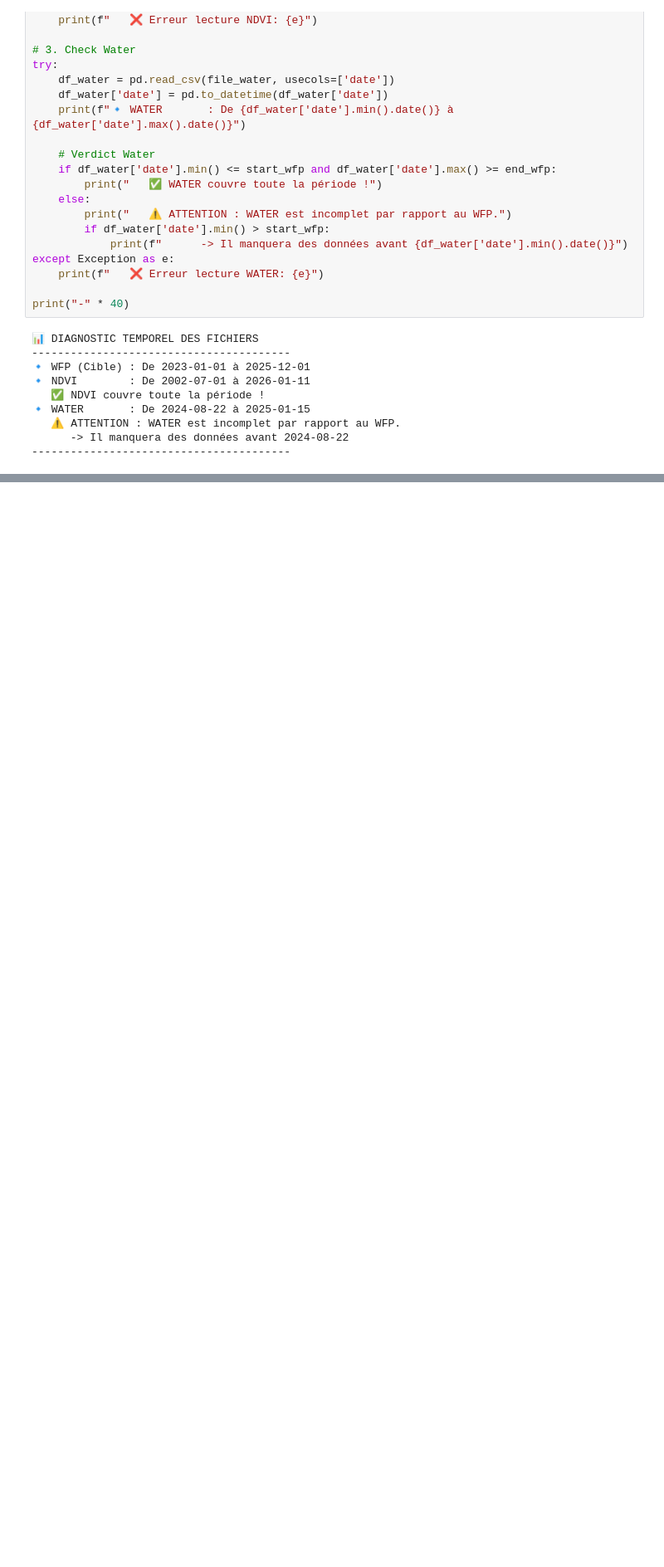
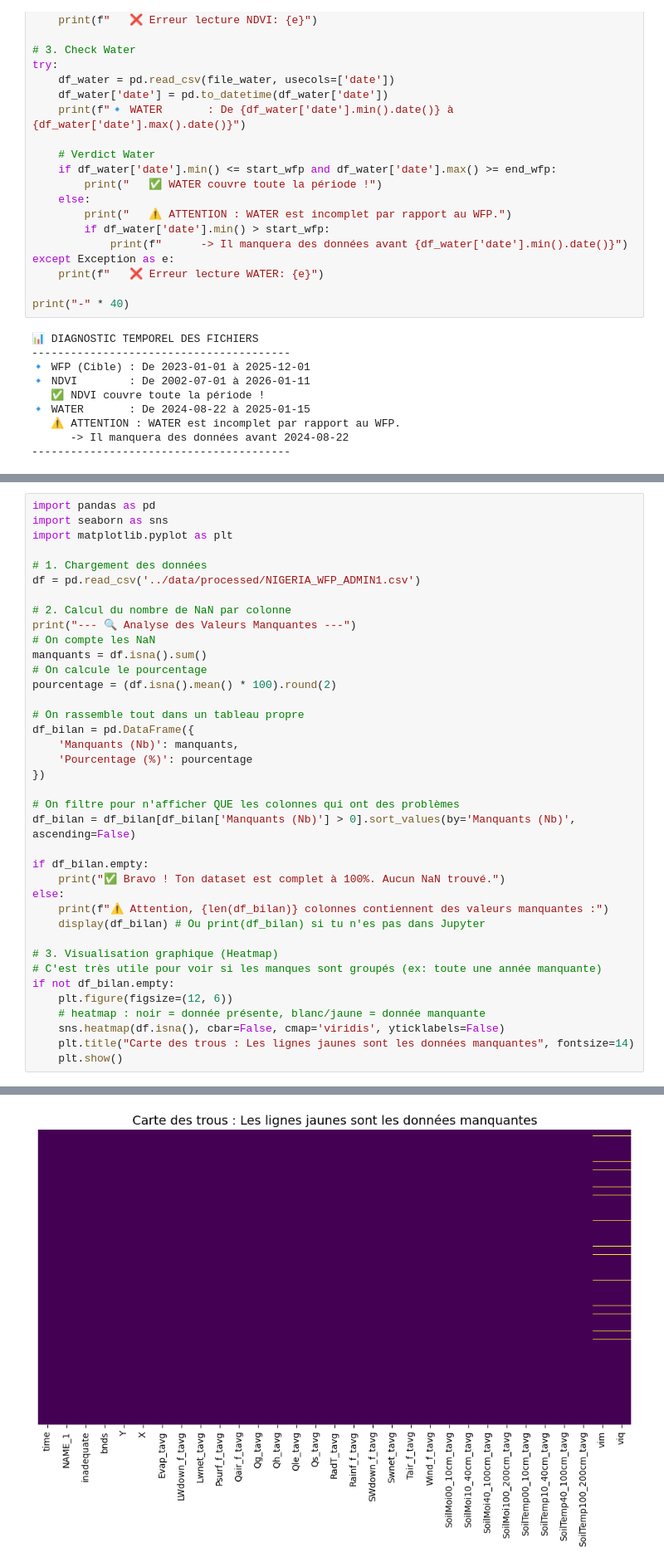
Before and after one commit to tnourlyn/Projet-de-Statapp---WFP-, a Jupyter notebook: notebooks/wfp_admin1_valou.ipynb, the cells around one changed output, grey strips where cells are left out. Shown at 83% size. Cells and saved outputs as stored; diff of their text form; blank space fills up the shorter version.

```diff
--- a/notebooks/wfp_admin1_valou.ipynb
+++ b/notebooks/wfp_admin1_valou.ipynb
@@ -298,0 +353,39 @@ print("-" * 40)
+# %%
+import pandas as pd
+import seaborn as sns
+import matplotlib.pyplot as plt
+
+# 1. Chargement des données
+df = pd.read_csv('../data/processed/NIGERIA_WFP_ADMIN1.csv')
+
+# 2. Calcul du nombre de NaN par colonne
+print("--- 🔍 Analyse des Valeurs Manquantes ---")
+# On compte les NaN
+manquants = df.isna().sum()
+# On calcule le pourcentage
+pourcentage = (df.isna().mean() * 100).round(2)
+
+# On rassemble tout dans un tableau propre
+df_bilan = pd.DataFrame({
+    'Manquants (Nb)': manquants,
+    'Pourcentage (%)': pourcentage
+})
+
+# On filtre pour n'afficher QUE les colonnes qui ont des problèmes
+df_bilan = df_bilan[df_bilan['Manquants (Nb)'] > 0].sort_values(by='Manquants (Nb)', ascending=False)
+
+if df_bilan.empty:
+    print("✅ Bravo ! Ton dataset est complet à 100%. Aucun NaN trouvé.")
+else:
+    print(f"⚠️ Attention, {len(df_bilan)} colonnes contiennent des valeurs manquantes :")
+    display(df_bilan) # Ou print(df_bilan) si tu n'es pas dans Jupyter
+
+# 3. Visualisation graphique (Heatmap)
+# C'est très utile pour voir si les manques sont groupés (ex: toute une année manquante)
+if not df_bilan.empty:
+    plt.figure(figsize=(12, 6))
+    # heatmap : noir = donnée présente, blanc/jaune = donnée manquante
+    sns.heatmap(df.isna(), cbar=False, cmap='viridis', yticklabels=False)
+    plt.title("Carte des trous : Les lignes jaunes sont les données manquantes", fontsize=14)
+    plt.show()
+# %% [output]
@@ -298,0 +397 @@ print("-" * 40)
+[figure, added]
```
Also changed, not shown: parts of 3 cells of this notebook, 1 other file.
